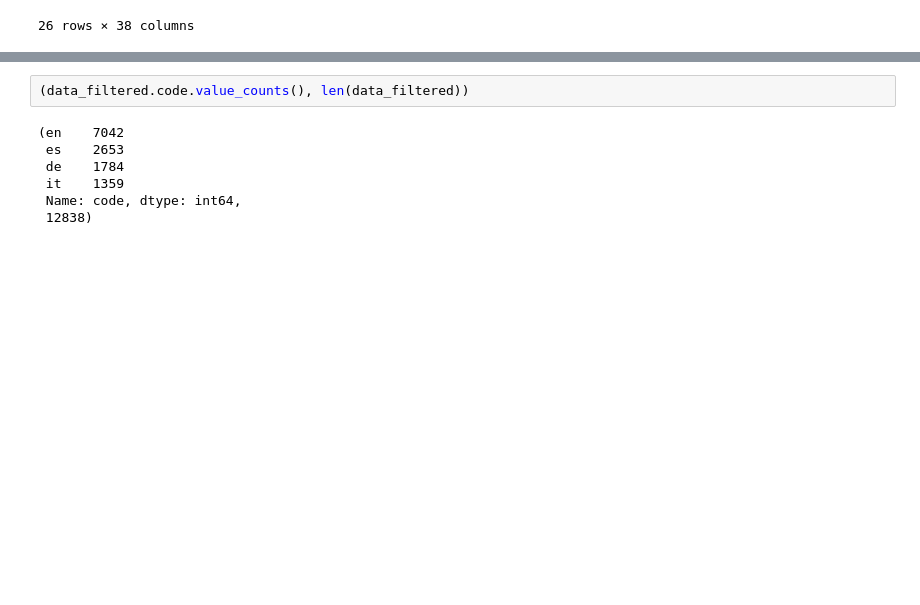
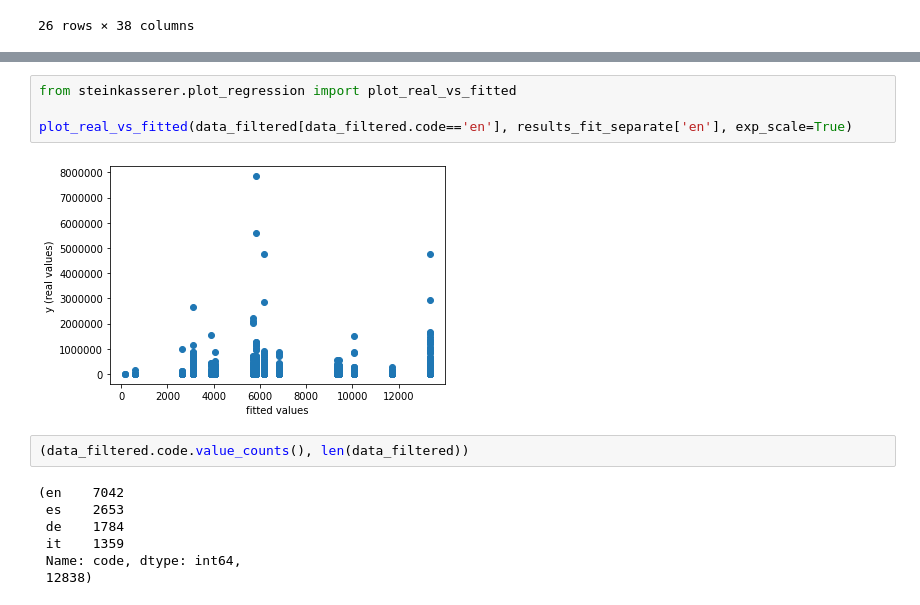
Before and after one commit to ruptho/wiki-event-bias, a Jupyter notebook: outlier_analysis.ipynb, the cells around one changed output, grey strips where cells are left out. Saved outputs shown, nothing was run; the diff lists cells and outputs as text; blank space fills up the shorter version.

Commit message:
negative binomial plots with view-baseline control

```diff
--- a/outlier_analysis.ipynb
+++ b/outlier_analysis.ipynb
@@ -204,3 +201,9 @@ fig_int_class_cat4.savefig('regression_plot_interaction_classcat_counts_sep.pdf'
+# %%
+from steinkasserer.plot_regression import plot_real_vs_fitted
+
+plot_real_vs_fitted(data_filtered[data_filtered.code=='en'], results_fit_separate['en'], exp_scale=True)
+# %% [output]
+[figure, added]
 # %%
 (data_filtered.code.value_counts(), len(data_filtered))
 # %% [output]
```
Also changed, not shown: parts of 2 cells of this notebook, 11 other files.
